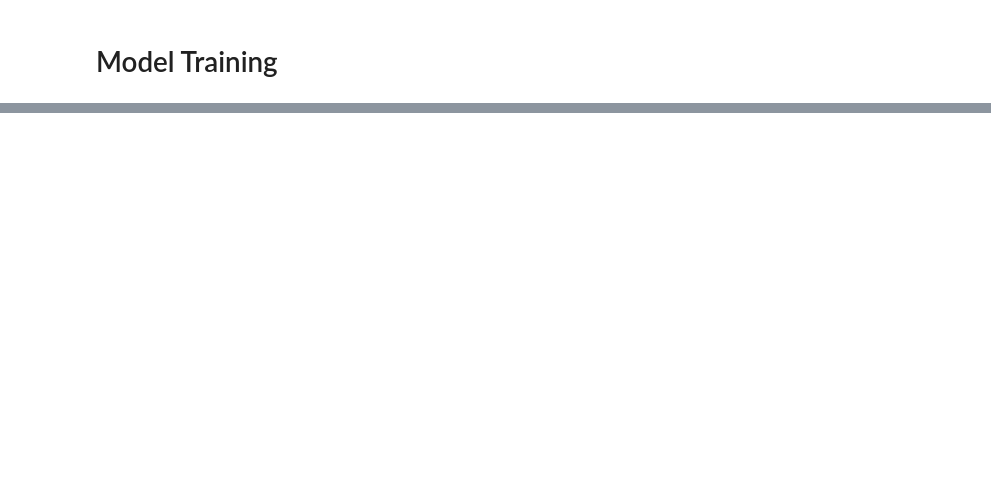
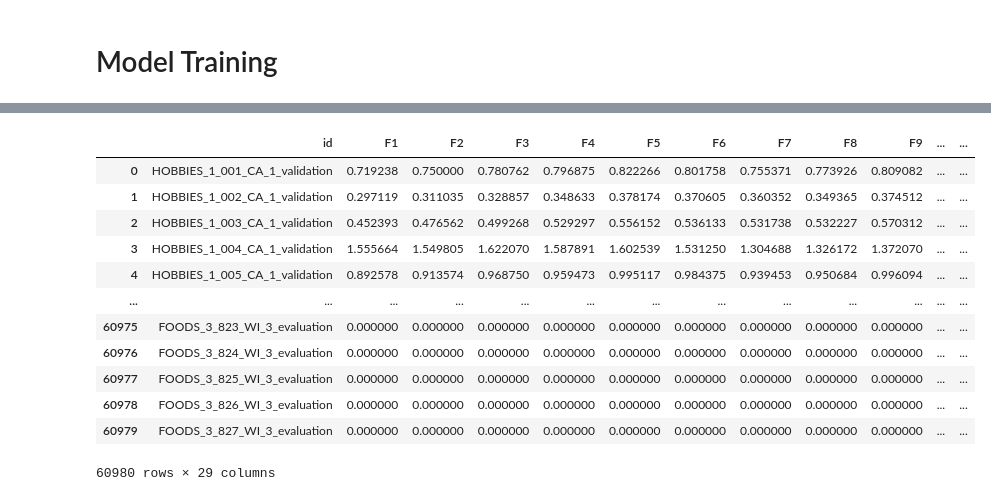
Before and after one commit to AsSugar13/ass13_M5, a Jupyter notebook: new_begining.ipynb, the cells around one changed output, grey strips where cells are left out. Saved outputs shown, nothing was run; the diff lists cells and outputs as text; code cells hidden in the pictures; blank space fills up the shorter version.

```diff
--- a/new_begining.ipynb
+++ b/new_begining.ipynb
@@ -631,9 +920,10 @@ class RNN_Emb_Exp_Model(nn.Module):
+# %%
+cats = ['id', 'item_id', 'dept_id', 'cat_id', 'store_id', 'state_id', 'wday', 'month', 'event_name_1', 'event_type_1', 'event_name_2', 'event_type_2']
+bools = ['snap_CA', 'snap_TX', 'snap_WI', 'event_name_1_in_1d', 'event_name_1_in_3d', 'event_name_1_in_7d']
+nums = list(set(df.columns)-set(cats)-set(bools)-set(['d', 'demand']))
 # %%
-nums = params_df
-cats = ['id', 'item_id', 'dept_id', 'cat_id', 'store_id', 'state_id', 'wday', 'month', 'event_name_1', 'event_type_1', 'event_name_2', 'event_type_2']
-bools = ['snap_CA', 'snap_TX', 'snap_WI', 'event_name_1_in_1d', 'event_name_1_in_3d', 'event_name_1_in_7d']
-
-get_cat = FunctionTransformer(lambda df: df.loc[:, cats], validate=False)
-get_num = FunctionTransformer(lambda df: df.loc[:, nums], validate=False)
-get_bool = FunctionTransformer(lambda df: df.loc[:, bools], validate=False)
+# defining types
+# nums = params_df
+# cats = ['id', 'item_id', 'dept_id', 'cat_id', 'store_id', 'state_id', 'wday', 'month', 'event_name_1', 'event_type_1', 'event_name_2', 'event_type_2']
+# bools = ['snap_CA', 'snap_TX', 'snap_WI', 'event_name_1_in_1d', 'event_name_1_in_3d', 'event_name_1_in_7d']
 # %%
@@ -1248,0 +1237,7 @@ def adding_cols(df, lags=[0, 90, 180], macd_angle=False, target_col='demand'):
+# %%
+# model = torch.load('./drive/My Drive/Colab Notebooks/model_RNN90_Emb')
+model = torch.load(PATH + 'model_RNN30_Emb')RU
+
+device = torch.device("cuda" if torch.cuda.is_available() else "cpu")
+model.to(device)
+model.eval()
@@ -1248,0 +1273,19 @@ def adding_cols(df, lags=[0, 90, 180], macd_angle=False, target_col='demand'):
+# %%
+%%time
+df_ = df.iloc[:, 0:8].copy() # 7 variables + 1 label
+sub = pd.read_csv('sample_submission.csv') # load sub
+calendar, params_calendar = load_calendar(def_path=PATH)
+
+
+for i in enumerate(range(1914, 1941+1)): # enumerating for additional counter for sub
+    _ = adding_cols_byone(df_, d=f'd_{i[1]}') # forming additional variables
+    _ = _.reset_index().merge(calendar, how='left', on='d', copy=False).set_index('index') #adding calendar data
+    _nums = torch.tensor(_[nums].values, requires_grad=False).to(device)
+    _cats = torch.tensor(_[cats+bools].values, requires_grad=False).to(device)
+    pred = model.forward(_nums.float(), _cats.float()).detach().cpu().numpy().astype('float16')
+    sub.iloc[:30490, i[0]+1] = pred # writing in sub
+    _ = _.iloc[:, :7] # copy only original labels
+    _.loc[:, 'demand'] = pred
+    df_ = pd.concat([df_, _], axis=0, copy=False)
+    print(i[1])
+    gc.collect()
@@ -1248,0 +1310,16 @@ def adding_cols(df, lags=[0, 90, 180], macd_angle=False, target_col='demand'):
+# %%
+sub
+# %% [output]
+|  | id | F1 | F2 | F3 | F4 | F5 | F6 | F7 | F8 | F9 | ... | ... |
+| 0 | HOBBIES_1_001_CA_1_validation | 0.719238 | 0.750000 | 0.780762 | 0.796875 | 0.822266 | 0.801758 | 0.755371 | 0.773926 | 0.809082 | ... | ... |
+| 1 | HOBBIES_1_002_CA_1_validation | 0.297119 | 0.311035 | 0.328857 | 0.348633 | 0.378174 | 0.370605 | 0.360352 | 0.349365 | 0.374512 | ... | ... |
+| 2 | HOBBIES_1_003_CA_1_validation | 0.452393 | 0.476562 | 0.499268 | 0.529297 | 0.556152 | 0.536133 | 0.531738 | 0.532227 | 0.570312 | ... | ... |
+| 3 | HOBBIES_1_004_CA_1_validation | 1.555664 | 1.549805 | 1.622070 | 1.587891 | 1.602539 | 1.531250 | 1.304688 | 1.326172 | 1.372070 | ... | ... |
+| 4 | HOBBIES_1_005_CA_1_validation | 0.892578 | 0.913574 | 0.968750 | 0.959473 | 0.995117 | 0.984375 | 0.939453 | 0.950684 | 0.996094 | ... | ... |
+| ... | ... | ... | ... | ... | ... | ... | ... | ... | ... | ... | ... | ... |
+| 60975 | FOODS_3_823_WI_3_evaluation | 0.000000 | 0.000000 | 0.000000 | 0.000000 | 0.000000 | 0.000000 | 0.000000 | 0.000000 | 0.000000 | ... | ... |
+| 60976 | FOODS_3_824_WI_3_evaluation | 0.000000 | 0.000000 | 0.000000 | 0.000000 | 0.000000 | 0.000000 | 0.000000 | 0.000000 | 0.000000 | ... | ... |
+| 60977 | FOODS_3_825_WI_3_evaluation | 0.000000 | 0.000000 | 0.000000 | 0.000000 | 0.000000 | 0.000000 | 0.000000 | 0.000000 | 0.000000 | ... | ... |
+| 60978 | FOODS_3_826_WI_3_evaluation | 0.000000 | 0.000000 | 0.000000 | 0.000000 | 0.000000 | 0.000000 | 0.000000 | 0.000000 | 0.000000 | ... | ... |
+| 60979 | FOODS_3_827_WI_3_evaluation | 0.000000 | 0.000000 | 0.000000 | 0.000000 | 0.000000 | 0.000000 | 0.000000 | 0.000000 | 0.000000 | ... | ... |
+60980 rows × 29 columns
```
Also changed, not shown: parts of 94 cells of this notebook.
